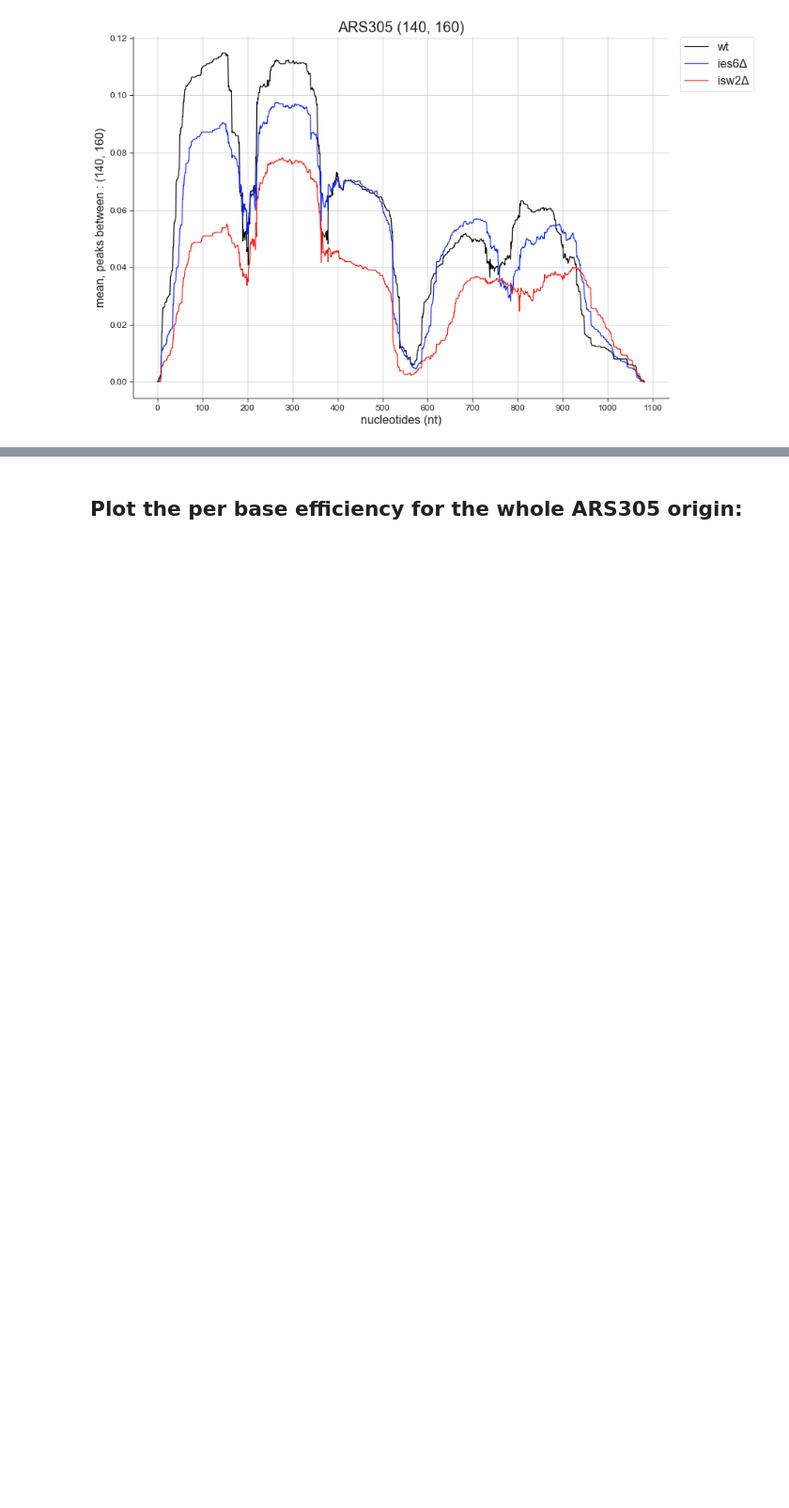
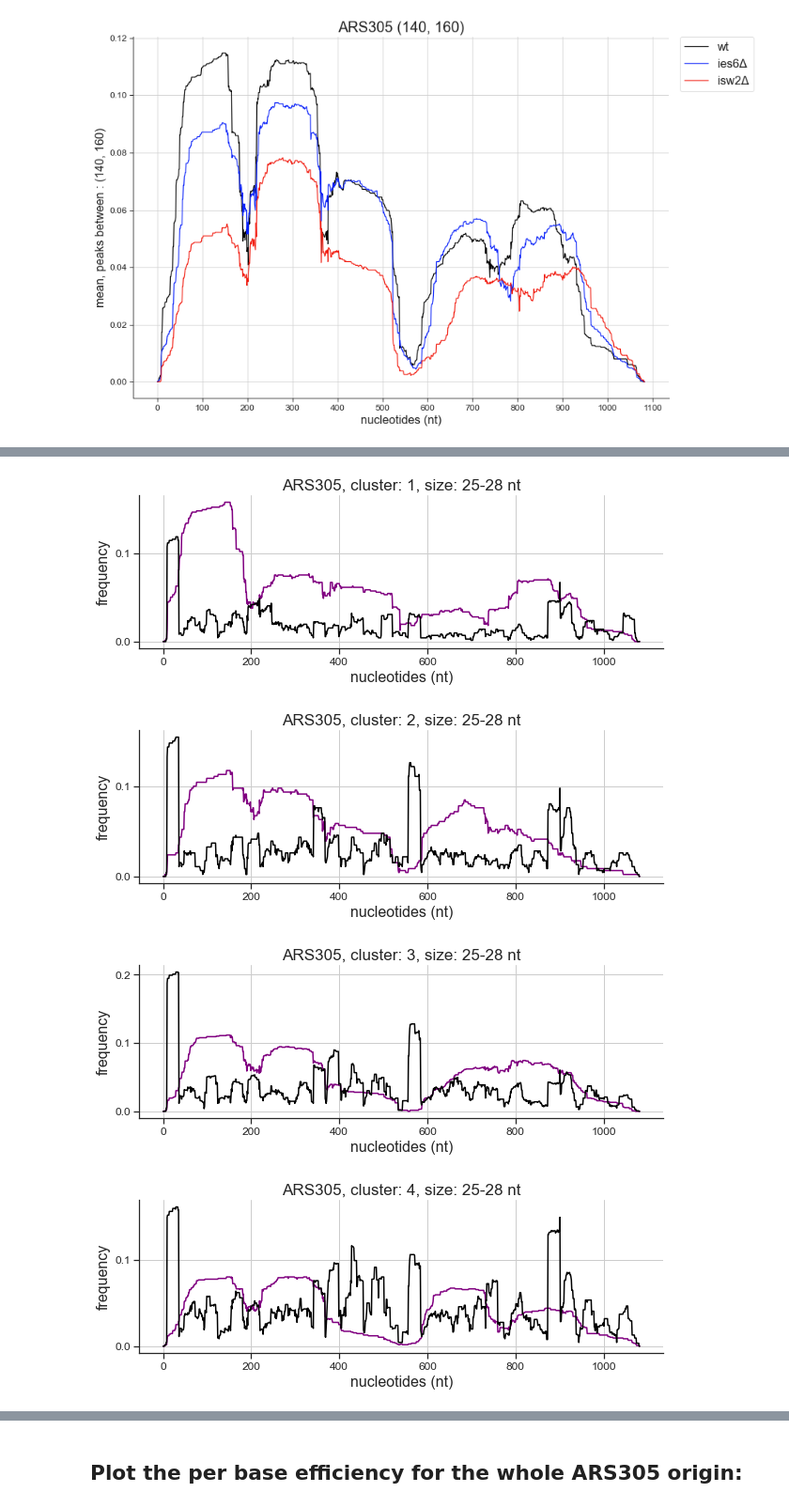
Before and after one commit to ScialdoneLab/MATACseq, a Jupyter notebook: methylation_analysis_20220502_ARS305.ipynb, the cells around one changed output, grey strips where cells are left out. Shown at 94% size. Drawn from its saved outputs; the diff is of its cells as text; code cells hidden in the pictures; blank space fills up the shorter version.

```diff
--- a/methylation_analysis_20220502_ARS305.ipynb
+++ b/methylation_analysis_20220502_ARS305.ipynb
@@ -906,0 +998,36 @@ with sns.axes_style("ticks", {'axes.grid': True, 'axes.spines.right': False, 'ax
+# %%
+# Plot smaller valleys and nucleosomes together:
+
+width_range = (25,29)
+
+for cluster in set(all_data_plus.cluster):
+
+
+    with sns.axes_style("ticks", {'axes.grid': True, 'axes.spines.right': False, 'axes.spines.top': False}):
+        data_temp = np.array(all_data_plus.loc[all_data_plus.cluster == cluster, :1082])
+
+        peaks_temp = measure_valleys(data_temp, width_range = width_range)
+        rebuild_temp = restore_valleys(peaks_temp, data_temp.shape)
+
+        peaks_nuc = measure_valleys(data_temp, width_range = (140,160))
+        rebuild_nuc = restore_valleys(peaks_nuc, data_temp.shape)
+
+        plt.figure(figsize = (10,3))
+
+        plt.plot(rebuild_nuc.mean(axis=0), color = "purple")
+
+        plt.plot(rebuild_temp.mean(axis=0), color = "black")
+        plt.title(load_dir + ", cluster: " + str(cluster) +", size: 25-28 nt", fontsize=17) #
+
+        plt.xticks(fontsize=12)
+        plt.yticks(np.arange(0, rebuild_temp.mean(axis=0).max() + 0.005, 0.1), fontsize=12)
+        plt.xlabel("nucleotides (nt)", fontsize=16)
+        plt.ylabel("frequency", fontsize = 16)
+
+        #plt.ylim((0, 0.30))
+        plt.show()
+# %% [output]
+[figure, added]
+[figure, added]
+[figure, added]
+[figure, added]
```
Also changed, not shown: parts of 9 cells of this notebook, 3 other files.
